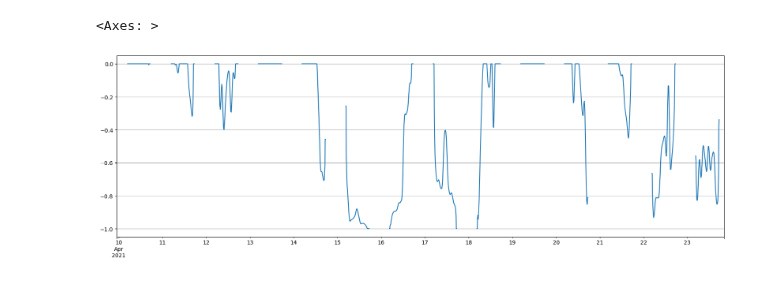
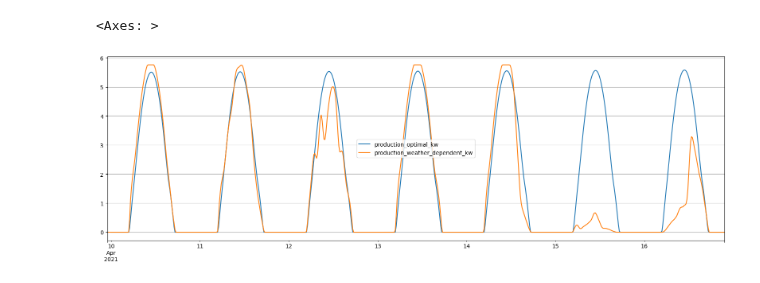
Before and after one commit to EmaR97/EnergyManagementRL, a Jupyter notebook: notebooks/05.ipynb, the cells around one changed output. Cells and saved outputs as stored; diff of their text form; code cells hidden in the pictures.

```diff
--- a/notebooks/05.ipynb
+++ b/notebooks/05.ipynb
@@ -66,15 +67,10 @@ Production starts at: 2021-04-10 04:50:00, ends at: 2024-12-09 15:25:00
 # %%
-clear_sky_production_df.rename({'inverter_ac': 'production_optimal_kw'}, axis=1, inplace=True)
-open_meteo_production_df.rename({'inverter_ac': 'production_weather_dependent_kw'}, axis=1, inplace=True)
+clear_sky_production_df.rename({'inverter_ac': 'production_power_kw_optimal'}, axis=1, inplace=True)
+open_meteo_production_df.rename({'inverter_ac': 'production_power_kw_weather_dependent'}, axis=1, inplace=True)
+df_0 = pd.concat([clear_sky_production_df.production_optimal_kw,
+                  open_meteo_production_df.production_weather_dependent_kw], axis=1)
-# %%
-df = pd.concat([clear_sky_production_df.production_optimal_kw,
-                open_meteo_production_df.production_weather_dependent_kw], axis=1)
-df['residual'] = df.production_weather_dependent_kw - df.production_optimal_kw
-df['residual_weather'] = df['residual'].clip(upper=0)
-df['residual_weather_PCT'] = df['residual_weather'] / df.production_optimal_kw
-df['residual_weather_PCT'][:4000].plot(figsize=(20, 6), grid=True)
-# %% [output]
-<Axes: >
-[figure, removed]
 # %%
-df['residual']
+df_0[:2000].plot(figsize=(20, 6), grid=True)
+# %% [output]
+<Axes: >
+[figure, added]
```
Also changed, not shown: parts of 11 cells of this notebook, 3 other files.
